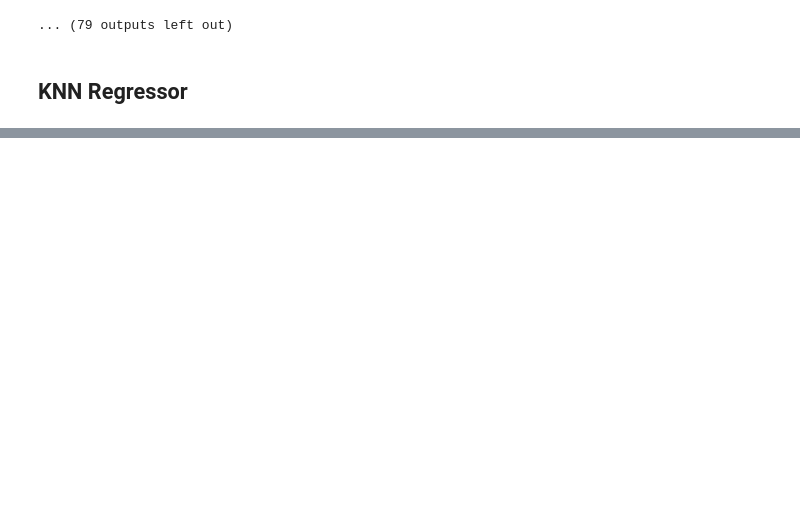
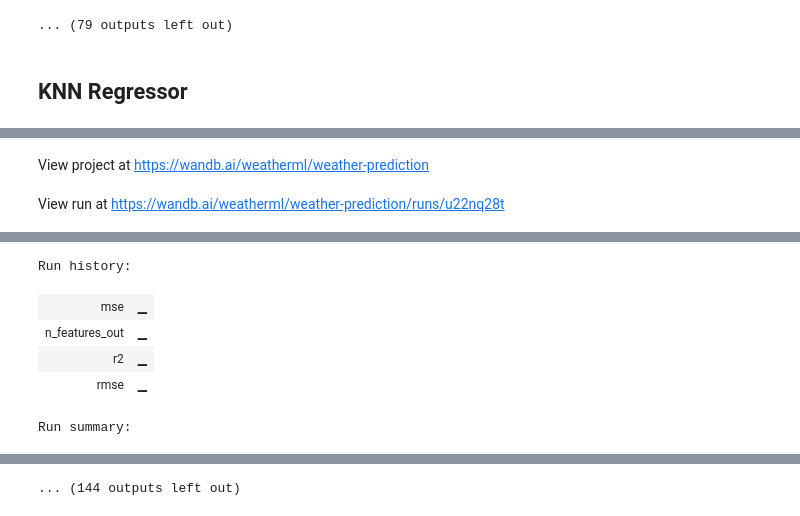
Before and after one commit to nathanhwang2009-droid/WeatherML, a Jupyter notebook: notebooks/training.ipynb, the cells around one changed output, grey strips where cells are left out. Saved outputs shown, nothing was run; the diff lists cells and outputs as text; code cells hidden in the pictures; blank space fills up the shorter version.

```diff
--- a/notebooks/training.ipynb
+++ b/notebooks/training.ipynb
@@ -199,0 +202,71 @@ Synced 4 W&B file(s), 0 media file(s), 0 artifact file(s) and 0 other file(s)
+# %%
+from sklearn.preprocessing import PolynomialFeatures, StandardScaler
+from sklearn.linear_model import Ridge
+from sklearn.pipeline import Pipeline
+from sklearn.metrics import mean_squared_error, r2_score
+import numpy as np
+import wandb
+
+import sys
+import os
+
+sys.path.append(os.path.abspath(".."))
+
+poly_training_params = [
+    # --- Degree sweep with fixed alpha ---
+    {"run_name": "poly_deg1_ridge1.0",  "params": {"degree": 1, "alpha": 1.0}},
+    {"run_name": "poly_deg2_ridge1.0",  "params": {"degree": 2, "alpha": 1.0}},
+    {"run_name": "poly_deg3_ridge1.0",  "params": {"degree": 3, "alpha": 1.0}},
+
+    # --- Alpha sweep at degree 2 ---
+    {"run_name": "poly_deg2_ridge0.01",  "params": {"degree": 2, "alpha": 0.01}},
+    {"run_name": "poly_deg2_ridge0.1",   "params": {"degree": 2, "alpha": 0.1}},
+    {"run_name": "poly_deg2_ridge10.0",  "params": {"degree": 2, "alpha": 10.0}},
+    {"run_name": "poly_deg2_ridge100.0", "params": {"degree": 2, "alpha": 100.0}},
+
+    # --- Alpha sweep at degree 3 ---
+    {"run_name": "poly_deg3_ridge0.1",   "params": {"degree": 3, "alpha": 0.1}},
+    {"run_name": "poly_deg3_ridge10.0",  "params": {"degree": 3, "alpha": 10.0}},
+    {"run_name": "poly_deg3_ridge100.0", "params": {"degree": 3, "alpha": 100.0}},
+
+    # --- interaction_only: skip x² terms, keep only cross-features ---
+    {"run_name": "poly_deg2_interactions_only", "params": {"degree": 2, "alpha": 1.0, "interaction_only": True}},
+    {"run_name": "poly_deg3_interactions_only", "params": {"degree": 3, "alpha": 1.0, "interaction_only": True}},
+]
+
+for config in poly_training_params:
+    run_name = config["run_name"]
+    params   = config["params"]
+
+    # Separate pipeline params from W&B config
+    degree           = params["degree"]
+    alpha            = params["alpha"]
+    interaction_only = params.get("interaction_only", False)
+
+    with wandb.init(project="weather-prediction", name=run_name, config=params) as run:
+        pipeline = Pipeline([
+            ("poly",   PolynomialFeatures(
+                            degree=degree,
+                            include_bias=False,
+                            interaction_only=interaction_only
+                       )),
+            ("scaler", StandardScaler()),
+            ("model",  Ridge(alpha=alpha, fit_intercept=True)),
+        ])
+        pipeline.fit(X_train, y_train)
+        y_pred = pipeline.predict(X_test)
+
+        mse  = mean_squared_error(y_test, y_pred)
+        rmse = np.sqrt(mse)
+        r2   = r2_score(y_test, y_pred)
+
+        # Log feature count so W&B lets you see expansion cost
+        n_features_out = pipeline.named_steps["poly"].n_output_features_
+
+        run.log({
+            "mse":            mse,
+            "rmse":           rmse,
+            "r2":             r2,
+            "n_features_out": n_features_out,
+        })
+# %% [output]
@@ -199,0 +277,2 @@ Synced 4 W&B file(s), 0 media file(s), 0 artifact file(s) and 0 other file(s)
+View project at https://wandb.ai/weatherml/weather-prediction
+View run at https://wandb.ai/weatherml/weather-prediction/runs/u22nq28t
@@ -199,0 +280,6 @@ Synced 4 W&B file(s), 0 media file(s), 0 artifact file(s) and 0 other file(s)
+Run history:
+| mse | ▁ |
+| n_features_out | ▁ |
+| r2 | ▁ |
+| rmse | ▁ |
+Run summary:
@@ -199,0 +293 @@ Synced 4 W&B file(s), 0 media file(s), 0 artifact file(s) and 0 other file(s)
+... (144 outputs left out)
```
Also changed, not shown: parts of 8 cells of this notebook, 3 other files.
